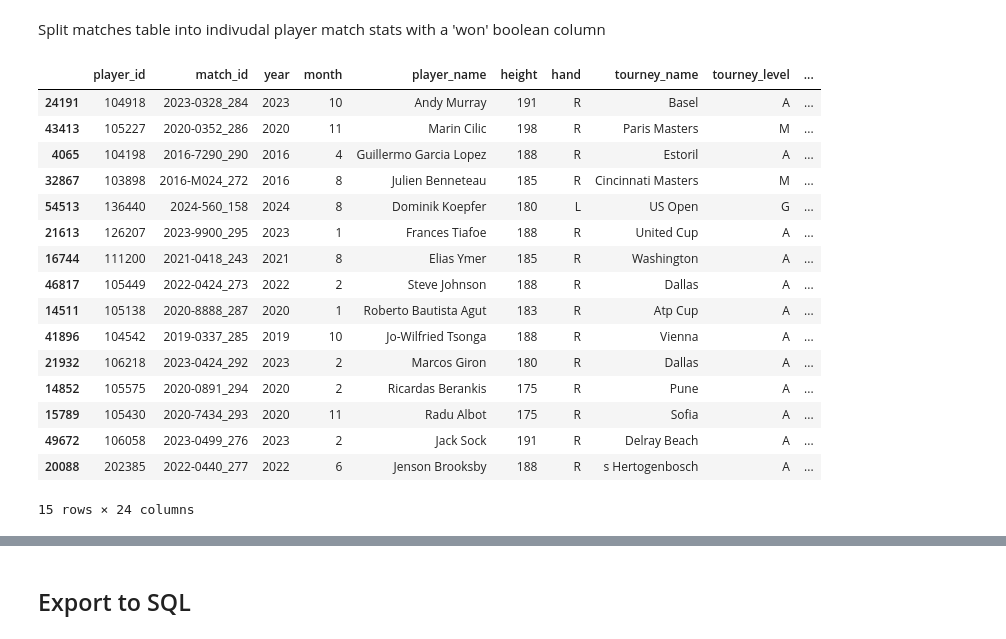
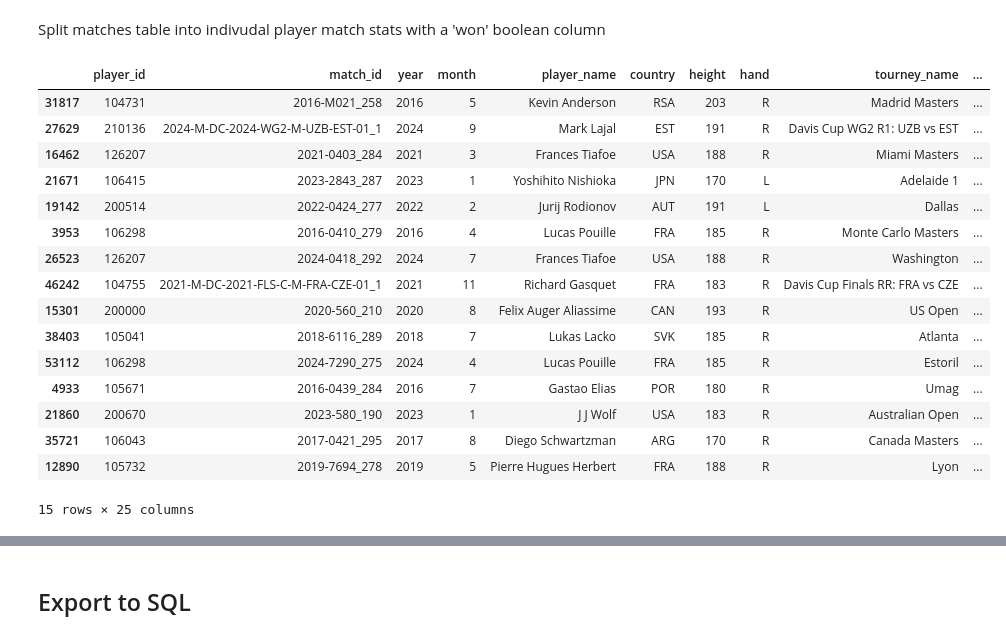
Before and after one commit to jpbombard/ATP_Tour_Analysis, a Jupyter notebook: Cleaning_ETL.ipynb, the cells around one changed output, grey strips where cells are left out. Saved outputs shown, nothing was run; the diff lists cells and outputs as text; code cells hidden in the pictures.

Commit message:
Edited dataframe to include country, performed t-tests

```diff
--- a/Cleaning_ETL.ipynb
+++ b/Cleaning_ETL.ipynb
@@ -317,49 +317,49 @@ get_record('Tommy Paul')
 Split matches table into indivudal player match stats with a 'won' boolean column
 # %%
 winner_stats = df[[
-    'winner_id', 'match_id', 'year', 'month', 'winner_name', 'winner_ht', 'winner_hand','tourney_name', 'tourney_level', 'surface', 'round','minutes',
+    'winner_id', 'match_id', 'year', 'month', 'winner_name', 'winner_ioc','winner_ht', 'winner_hand','tourney_name', 'tourney_level', 'surface', 'round','minutes',
     'w_ace', 'w_df', 'w_svpt', 'w_1stIn', 'w_1stWon', 'w_2ndWon',
     'w_SvGms', 'w_bpSaved', 'w_bpFaced',
     'winner_rank', 'winner_rank_points'
 ]].copy()
 
 winner_stats.columns = [
-    'player_id', 'match_id', 'year', 'month','player_name', 'height', 'hand','tourney_name', 'tourney_level','surface', 'round','minutes',
+    'player_id', 'match_id', 'year', 'month','player_name', 'country','height', 'hand','tourney_name', 'tourney_level','surface', 'round','minutes',
     'ace', 'df', 'svpt', 'first_in', 'first_won', 'second_won',
     'sv_gms', 'bp_saved', 'bp_faced',
     'rank', 'rank_points'
 ]
 
 winner_stats['won'] = True
 
 loser_stats = df[[
-    'loser_id', 'match_id', 'year', 'month', 'loser_name', 'loser_ht', 'loser_hand', 'tourney_name','tourney_level','surface', 'round','minutes',
+    'loser_id', 'match_id', 'year', 'month', 'loser_name', 'loser_ioc','loser_ht', 'loser_hand', 'tourney_name','tourney_level','surface', 'round','minutes',
     'l_ace', 'l_df', 'l_svpt', 'l_1stIn', 'l_1stWon', 'l_2ndWon',
     'l_SvGms', 'l_bpSaved', 'l_bpFaced',
     'loser_rank', 'loser_rank_points'
 ]].copy()
 
 loser_stats.columns = winner_stats.columns[:-1]
 loser_stats['won'] = False
 
 player_match_stats = pd.concat([winner_stats, loser_stats], ignore_index=True)
 player_match_stats.dropna(inplace = True)
 player_match_stats.sample(15)
 # %% [output]
-|  | player_id | match_id | year | month | player_name | height | hand | tourney_name | tourney_level | ... |
-| 24191 | 104918 | 2023-0328_284 | 2023 | 10 | Andy Murray | 191 | R | Basel | A | ... |
-| 43413 | 105227 | 2020-0352_286 | 2020 | 11 | Marin Cilic | 198 | R | Paris Masters | M | ... |
-| 4065 | 104198 | 2016-7290_290 | 2016 | 4 | Guillermo Garcia Lopez | 188 | R | Estoril | A | ... |
-| 32867 | 103898 | 2016-M024_272 | 2016 | 8 | Julien Benneteau | 185 | R | Cincinnati Masters | M | ... |
-| 54513 | 136440 | 2024-560_158 | 2024 | 8 | Dominik Koepfer | 180 | L | US Open | G | ... |
-| 21613 | 126207 | 2023-9900_295 | 2023 | 1 | Frances Tiafoe | 188 | R | United Cup | A | ... |
-| 16744 | 111200 | 2021-0418_243 | 2021 | 8 | Elias Ymer | 185 | R | Washington | A | ... |
-| 46817 | 105449 | 2022-0424_273 | 2022 | 2 | Steve Johnson | 188 | R | Dallas | A | ... |
-| 14511 | 105138 | 2020-8888_287 | 2020 | 1 | Roberto Bautista Agut | 183 | R | Atp Cup | A | ... |
-| 41896 | 104542 | 2019-0337_285 | 2019 | 10 | Jo-Wilfried Tsonga | 188 | R | Vienna | A | ... |
-| 21932 | 106218 | 2023-0424_292 | 2023 | 2 | Marcos Giron | 180 | R | Dallas | A | ... |
-| 14852 | 105575 | 2020-0891_294 | 2020 | 2 | Ricardas Berankis | 175 | R | Pune | A | ... |
-| 15789 | 105430 | 2020-7434_293 | 2020 | 11 | Radu Albot | 175 | R | Sofia | A | ... |
-| 49672 | 106058 | 2023-0499_276 | 2023 | 2 | Jack Sock | 191 | R | Delray Beach | A | ... |
-| 20088 | 202385 | 2022-0440_277 | 2022 | 6 | Jenson Brooksby | 188 | R | s Hertogenbosch | A | ... |
+|  | player_id | match_id | year | month | player_name | country | height | hand | tourney_name | ... |
+| 31817 | 104731 | 2016-M021_258 | 2016 | 5 | Kevin Anderson | RSA | 203 | R | Madrid Masters | ... |
+| 27629 | 210136 | 2024-M-DC-2024-WG2-M-UZB-EST-01_1 | 2024 | 9 | Mark Lajal | EST | 191 | R | Davis Cup WG2 R1: UZB vs EST | ... |
+| 16462 | 126207 | 2021-0403_284 | 2021 | 3 | Frances Tiafoe | USA | 188 | R | Miami Masters | ... |
+| 21671 | 106415 | 2023-2843_287 | 2023 | 1 | Yoshihito Nishioka | JPN | 170 | L | Adelaide 1 | ... |
+| 19142 | 200514 | 2022-0424_277 | 2022 | 2 | Jurij Rodionov | AUT | 191 | L | Dallas | ... |
+| 3953 | 106298 | 2016-0410_279 | 2016 | 4 | Lucas Pouille | FRA | 185 | R | Monte Carlo Masters | ... |
+| 26523 | 126207 | 2024-0418_292 | 2024 | 7 | Frances Tiafoe | USA | 188 | R | Washington | ... |
+| 46242 | 104755 | 2021-M-DC-2021-FLS-C-M-FRA-CZE-01_1 | 2021 | 11 | Richard Gasquet | FRA | 183 | R | Davis Cup Finals RR: FRA vs CZE | ... |
+| 15301 | 200000 | 2020-560_210 | 2020 | 8 | Felix Auger Aliassime | CAN | 193 | R | US Open | ... |
+| 38403 | 105041 | 2018-6116_289 | 2018 | 7 | Lukas Lacko | SVK | 185 | R | Atlanta | ... |
+| 53112 | 106298 | 2024-7290_275 | 2024 | 4 | Lucas Pouille | FRA | 185 | R | Estoril | ... |
+| 4933 | 105671 | 2016-0439_284 | 2016 | 7 | Gastao Elias | POR | 180 | R | Umag | ... |
+| 21860 | 200670 | 2023-580_190 | 2023 | 1 | J J Wolf | USA | 183 | R | Australian Open | ... |
+| 35721 | 106043 | 2017-0421_295 | 2017 | 8 | Diego Schwartzman | ARG | 170 | R | Canada Masters | ... |
+| 12890 | 105732 | 2019-7694_278 | 2019 | 5 | Pierre Hugues Herbert | FRA | 188 | R | Lyon | ... |
-15 rows × 24 columns
+15 rows × 25 columns
```
Also changed, not shown: parts of 6 cells of this notebook, 34 other files.
